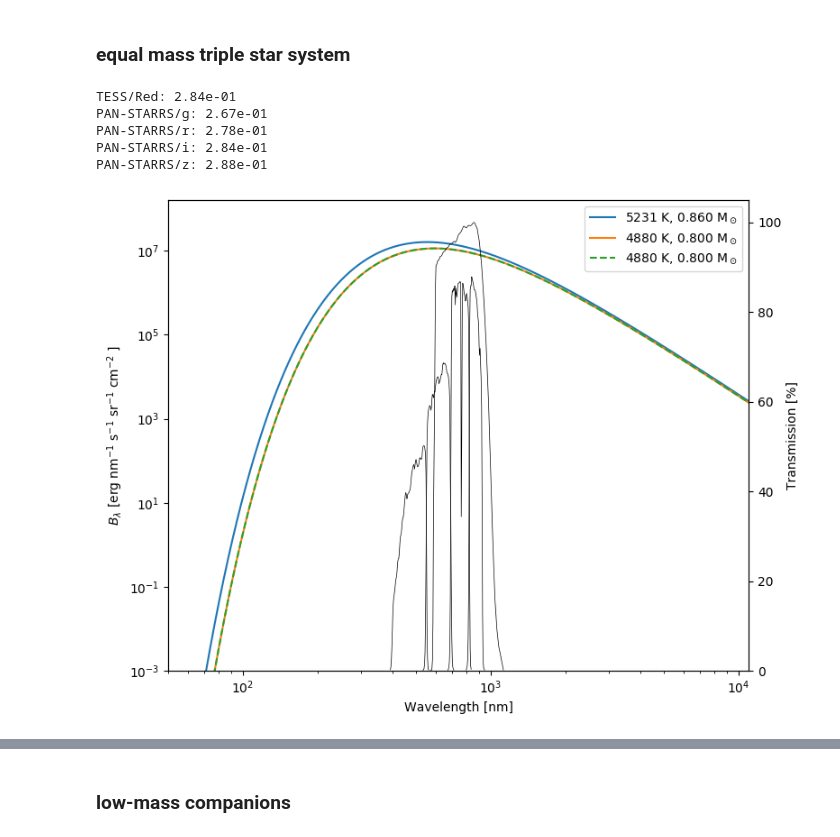
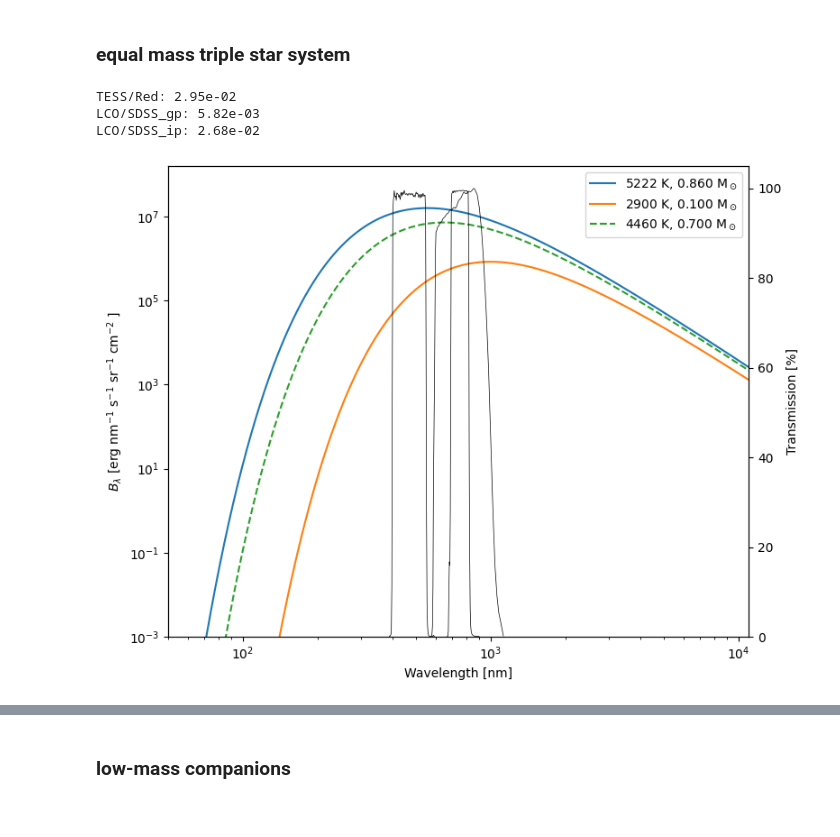
Before and after one commit to jpdeleon/chronos, a Jupyter notebook: notebooks/HEB.ipynb, the cells around one changed output, grey strips where cells are left out. Cells and saved outputs as stored; diff of their text form; code cells hidden in the pictures.

```diff
--- a/notebooks/HEB.ipynb
+++ b/notebooks/HEB.ipynb
@@ -352,0 +374,16 @@ df_ic
+# %%
+filter_transmissions = {}
+t = cr.get_filter_transmission_from_SVO('Red', 'TESS')
+g = cr.get_filter_transmission_from_SVO('SDSS_gp', 'LasCumbres', 'LasCumbres')
+i = cr.get_filter_transmission_from_SVO('SDSS_ip', 'LasCumbres', 'LasCumbres')
+
+filter_transmissions['TESS/Red'] = t
+filter_transmissions['LCO/SDSS_gp'] = g
+filter_transmissions['LCO/SDSS_ip'] = i
+
+ax = t.plot(x='wav_nm', y='transmission', label='TESS/Red')
+_ = g.plot(ax=ax, x='wav_nm', y='transmission', label='LCO/SDSS_gp')
+_ = i.plot(ax=ax, x='wav_nm', y='transmission', label='LCO/SDSS_ip')
+
+ax.set_xlabel('wavelength [nm]')
+ax.set_ylabel('Transmission')
@@ -438,7 +471,0 @@ bandpasses = [
-# %%
-#get filter
-filter_transmissions = {}
-for bp in bandpasses:
-    telescope, filter = bp.split('/')
-    bpdf = cr.get_filter_transmission_from_SVO(filter, telescope)
-    filter_transmissions[bp] = bpdf
@@ -500,19 +530,17 @@ def plot_depth_per_passband(depths, filter_transmissions, masses):
 # %%
 DEBUG = False
 
-m2, m3 = 0.8, 0.8
+m2, m3 = 0.1, 0.7
 depths = get_delta_obs_given_mstars(m2, m3, MSTAR,
                                     filter_transmissions,
                                     make_plot=True,
                                     verbose=True
                                    )
 # %% [output]
-TESS/Red: 2.84e-01
-PAN-STARRS/g: 2.67e-01
-PAN-STARRS/r: 2.78e-01
-PAN-STARRS/i: 2.84e-01
-PAN-STARRS/z: 2.88e-01
+TESS/Red: 2.95e-02
+LCO/SDSS_gp: 5.82e-03
+LCO/SDSS_ip: 2.68e-02
-[figure, old version]
+[figure, new version]
 # %%
 ax = plot_depth_per_passband(depths, filter_transmissions, [MSTAR,m2,m3])
 # %% [output]
```
Also changed, not shown: parts of 30 cells of this notebook, 9 other files.
